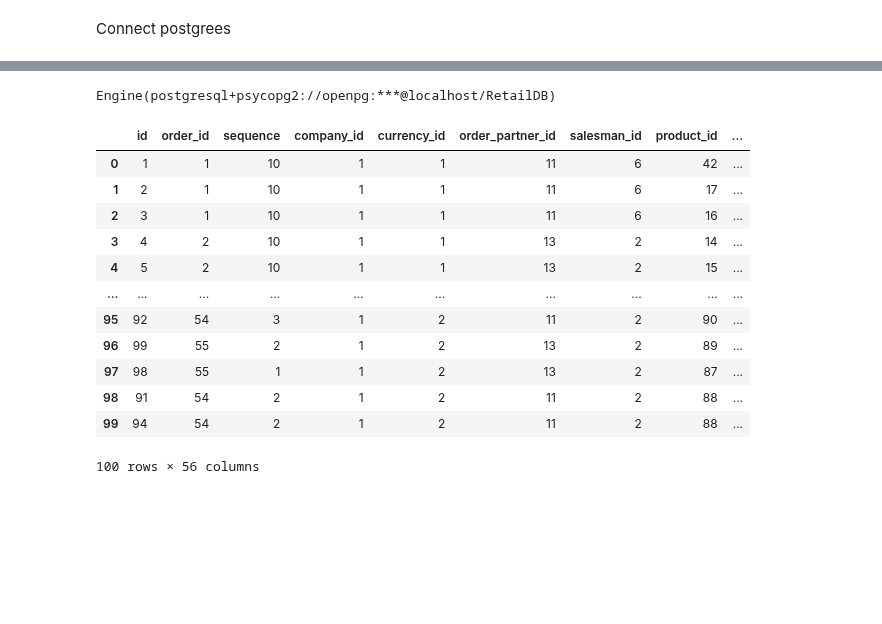
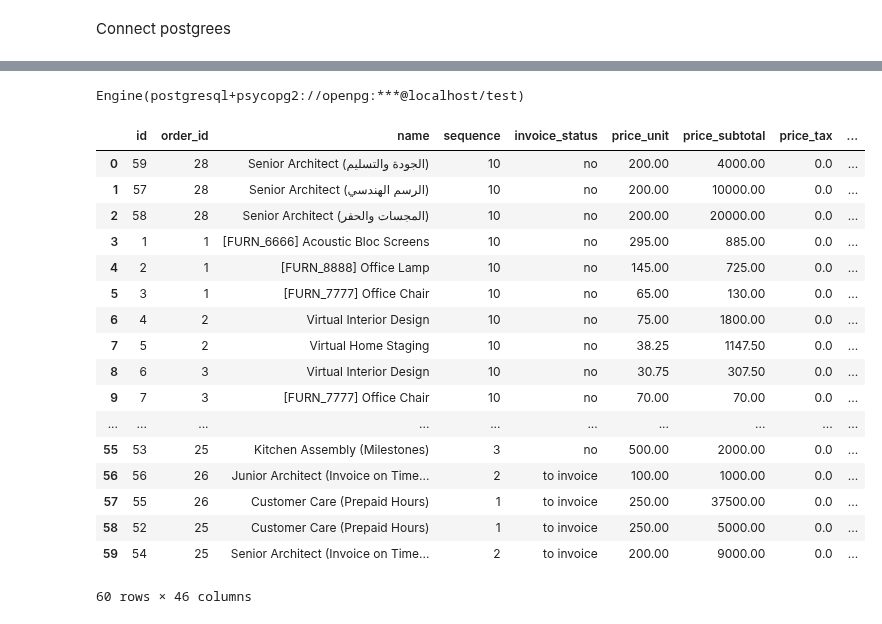
Before and after one commit to MuhammadMemo/DataEngineer, a Jupyter notebook: DBConn.ipynb, the cells around one changed output, grey strips where cells are left out. Saved outputs shown, nothing was run; the diff lists cells and outputs as text; code cells hidden in the pictures; blank space fills up the shorter version.

```diff
--- a/DBConn.ipynb
+++ b/DBConn.ipynb
@@ -14,9 +18,11 @@ url_object = URL.create(
 
     "postgresql+psycopg2",
     username="openpg",
-    password="P@ssw0rd",  # plain (unescaped) text
+    password="openpgpwd",
+   # password="P@ssw0rd",  # plain (unescaped) text
     host="localhost",
-    database="RetailDB",
+    database="test",
+   # database="RetailDB",
 )
 
 #alchemyEngine = create_engine(postgresql+psycopg2://openpg:P@ssw0rd@localhost:5432/RetailDB);
@@ -26,26 +32,40 @@ alchemyEngine = create_engine(url_object);
 print(alchemyEngine)
 dbConnection = alchemyEngine.connect();
 # %% [output]
-Engine(postgresql+psycopg2://openpg:***@localhost/RetailDB)
+Engine(postgresql+psycopg2://openpg:***@localhost/test)
 # %%
 # Read data from PostgreSQL database table and load into a DataFrame instance
-df   = ps.read_sql("SELECT * FROM sale_order_line LIMIT 100", dbConnection);
-ps.set_option('display.expand_frame_repr', False);
-df
+from sqlalchemy import text
+
+df   = ps.read_sql("SELECT * FROM sale_order_line LIMIT 100", dbConnection)
+#ps.set_option('display.expand_frame_repr', False)
-# %% [output]
-|  | id | order_id | sequence | company_id | currency_id | order_partner_id | salesman_id | product_id | ... |
-| 0 | 1 | 1 | 10 | 1 | 1 | 11 | 6 | 42 | ... |
-| 1 | 2 | 1 | 10 | 1 | 1 | 11 | 6 | 17 | ... |
-| 2 | 3 | 1 | 10 | 1 | 1 | 11 | 6 | 16 | ... |
-| 3 | 4 | 2 | 10 | 1 | 1 | 13 | 2 | 14 | ... |
-| 4 | 5 | 2 | 10 | 1 | 1 | 13 | 2 | 15 | ... |
-| ... | ... | ... | ... | ... | ... | ... | ... | ... | ... |
-| 95 | 92 | 54 | 3 | 1 | 2 | 11 | 2 | 90 | ... |
-| 96 | 99 | 55 | 2 | 1 | 2 | 13 | 2 | 89 | ... |
-| 97 | 98 | 55 | 1 | 1 | 2 | 13 | 2 | 87 | ... |
-| 98 | 91 | 54 | 2 | 1 | 2 | 11 | 2 | 88 | ... |
-| 99 | 94 | 54 | 2 | 1 | 2 | 11 | 2 | 88 | ... |
-100 rows × 56 columns
+# %%
+from sqlalchemy import text
+
+con=alchemyEngine.connect()
+query = "SELECT * FROM sale_order_line LIMIT 100;"
+result =con.execute(text(query))
+df= ps.DataFrame(list(result))
+df
+# %% [output]
+|  | id | order_id | name | sequence | invoice_status | price_unit | price_subtotal | price_tax | ... |
+| 0 | 59 | 28 | Senior Architect (الجودة والتسليم) | 10 | no | 200.00 | 4000.00 | 0.0 | ... |
+| 1 | 57 | 28 | Senior Architect (الرسم الهندسي) | 10 | no | 200.00 | 10000.00 | 0.0 | ... |
+| 2 | 58 | 28 | Senior Architect (المجسات والحفر) | 10 | no | 200.00 | 20000.00 | 0.0 | ... |
+| 3 | 1 | 1 | [FURN_6666] Acoustic Bloc Screens | 10 | no | 295.00 | 885.00 | 0.0 | ... |
+| 4 | 2 | 1 | [FURN_8888] Office Lamp | 10 | no | 145.00 | 725.00 | 0.0 | ... |
+| 5 | 3 | 1 | [FURN_7777] Office Chair | 10 | no | 65.00 | 130.00 | 0.0 | ... |
+| 6 | 4 | 2 | Virtual Interior Design | 10 | no | 75.00 | 1800.00 | 0.0 | ... |
+| 7 | 5 | 2 | Virtual Home Staging | 10 | no | 38.25 | 1147.50 | 0.0 | ... |
+| 8 | 6 | 3 | Virtual Interior Design | 10 | no | 30.75 | 307.50 | 0.0 | ... |
+| 9 | 7 | 3 | [FURN_7777] Office Chair | 10 | no | 70.00 | 70.00 | 0.0 | ... |
+| ... | ... | ... | ... | ... | ... | ... | ... | ... | ... |
+| 55 | 53 | 25 | Kitchen Assembly (Milestones) | 3 | no | 500.00 | 2000.00 | 0.0 | ... |
+| 56 | 56 | 26 | Junior Architect (Invoice on Time... | 2 | to invoice | 100.00 | 1000.00 | 0.0 | ... |
+| 57 | 55 | 26 | Customer Care (Prepaid Hours) | 1 | to invoice | 250.00 | 37500.00 | 0.0 | ... |
+| 58 | 52 | 25 | Customer Care (Prepaid Hours) | 1 | to invoice | 250.00 | 5000.00 | 0.0 | ... |
+| 59 | 54 | 25 | Senior Architect (Invoice on Time... | 2 | to invoice | 200.00 | 9000.00 | 0.0 | ... |
+60 rows × 46 columns
 # %%
 import sqlite3
 # %%
```
Also changed, not shown: parts of 6 cells of this notebook, 1 other file.
